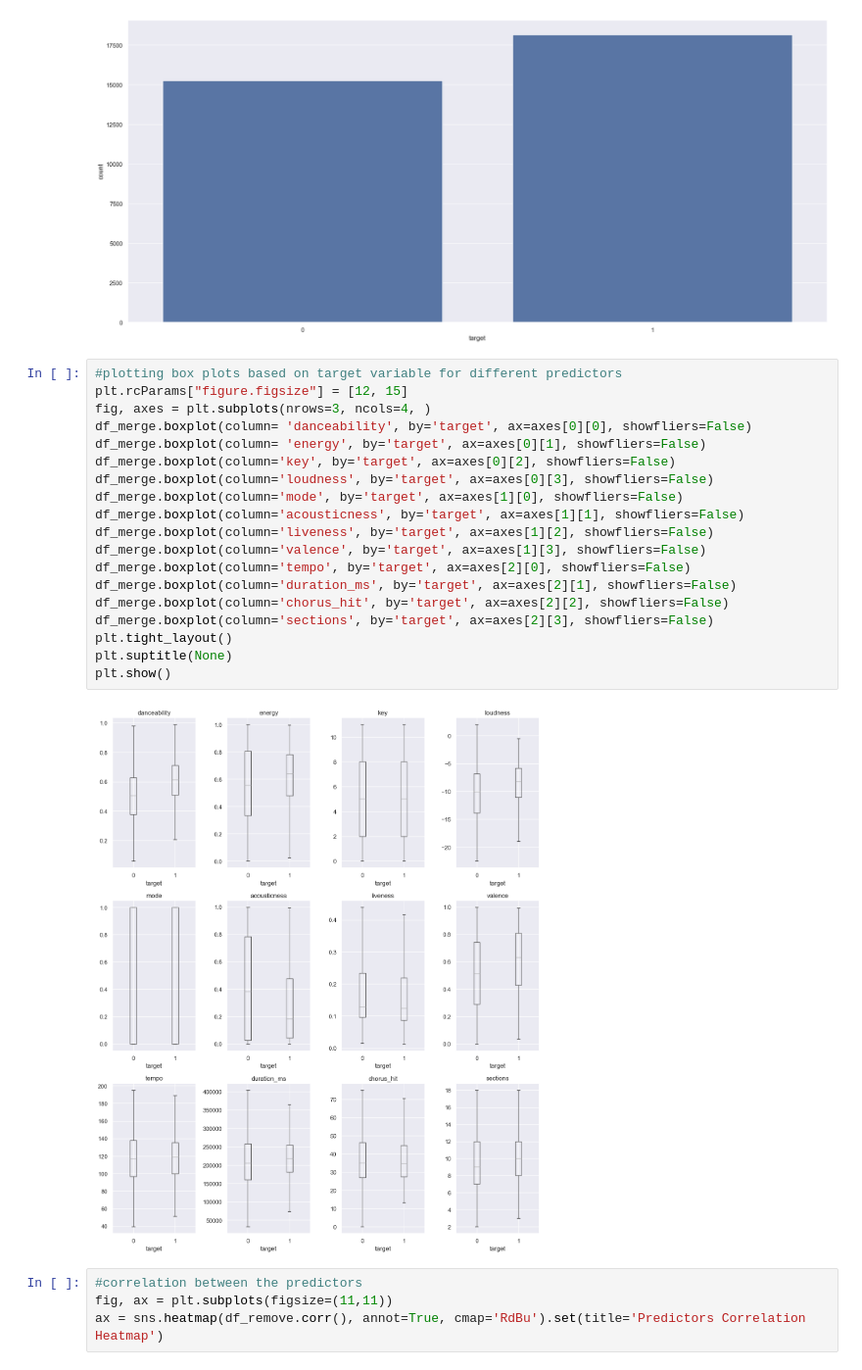
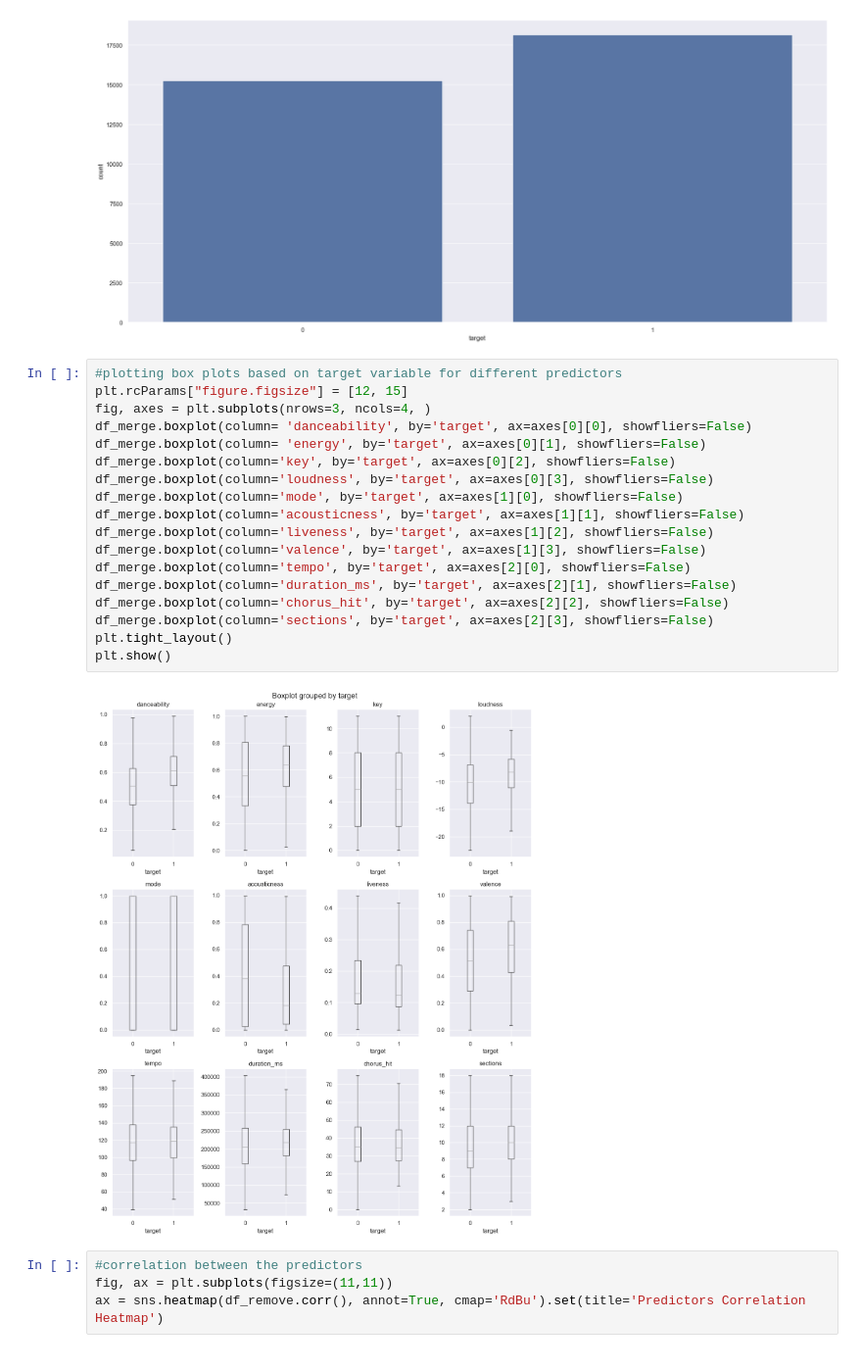
Before and after one commit to AndreyDanilin/Spotify_prediction, a Jupyter notebook: Spotify_prediction.ipynb, the cells around one changed output. Shown: that part at 98% size. Saved outputs shown, nothing was run; the diff lists cells and outputs as text.

```diff
--- a/Spotify_prediction.ipynb
+++ b/Spotify_prediction.ipynb
@@ -289,24 +289,23 @@ sns.set_theme(rc={'figure.figsize':(12,8)})
 # %%
 #plotting box plots based on target variable for different predictors
 plt.rcParams["figure.figsize"] = [12, 15]
 fig, axes = plt.subplots(nrows=3, ncols=4, )
 df_merge.boxplot(column= 'danceability', by='target', ax=axes[0][0], showfliers=False)
 df_merge.boxplot(column= 'energy', by='target', ax=axes[0][1], showfliers=False)
 df_merge.boxplot(column='key', by='target', ax=axes[0][2], showfliers=False)
 df_merge.boxplot(column='loudness', by='target', ax=axes[0][3], showfliers=False)
 df_merge.boxplot(column='mode', by='target', ax=axes[1][0], showfliers=False)
 df_merge.boxplot(column='acousticness', by='target', ax=axes[1][1], showfliers=False)
 df_merge.boxplot(column='liveness', by='target', ax=axes[1][2], showfliers=False)
 df_merge.boxplot(column='valence', by='target', ax=axes[1][3], showfliers=False)
 df_merge.boxplot(column='tempo', by='target', ax=axes[2][0], showfliers=False)
 df_merge.boxplot(column='duration_ms', by='target', ax=axes[2][1], showfliers=False)
 df_merge.boxplot(column='chorus_hit', by='target', ax=axes[2][2], showfliers=False)
 df_merge.boxplot(column='sections', by='target', ax=axes[2][3], showfliers=False)
 plt.tight_layout()
-plt.suptitle(None)
 plt.show()
 # %% [output]
-[figure, old version]
+[figure, new version]
 # %%
 #correlation between the predictors
 fig, ax = plt.subplots(figsize=(11,11))
```
Also changed, not shown: parts of 43 cells of this notebook, 3 other files.
